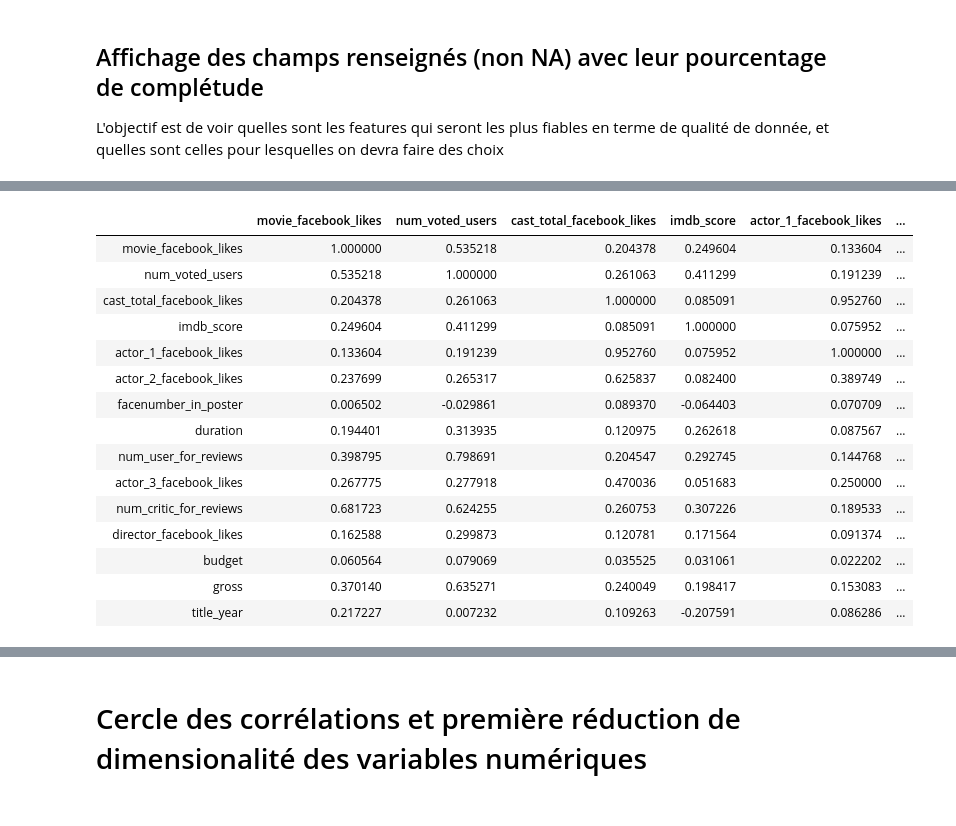
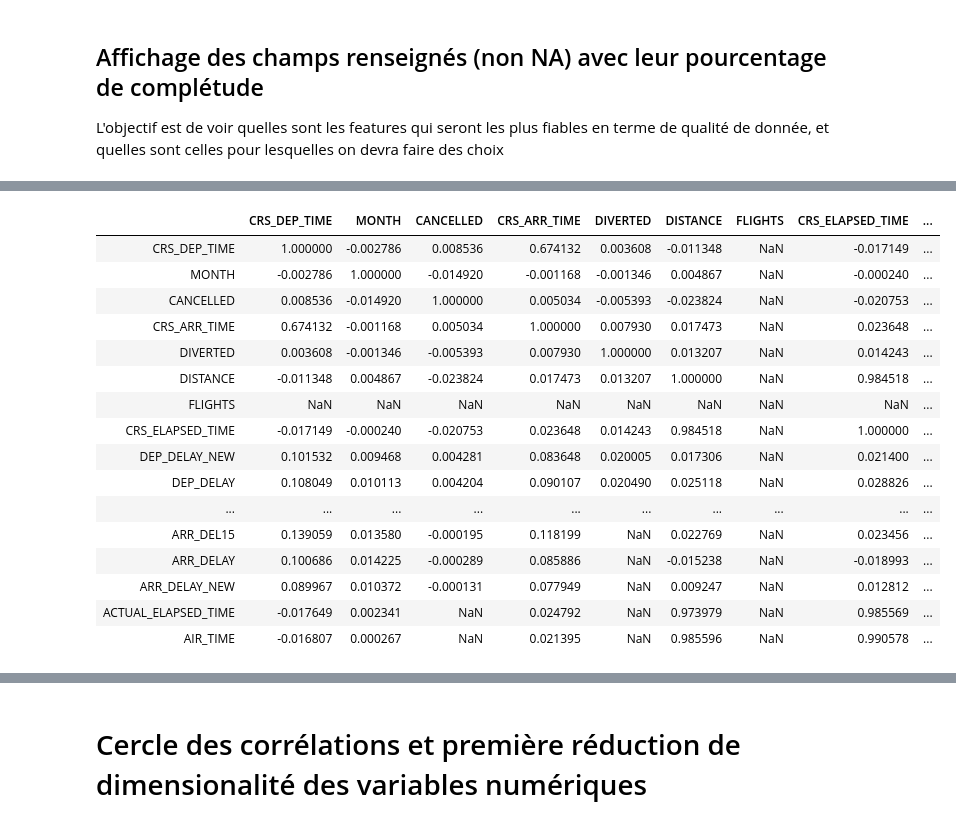
Before and after one commit to Severac/openclassrooms, a Jupyter notebook: PJ4/PJ4_dataexplore.ipynb, the cells around one changed output, grey strips where cells are left out. Cells and saved outputs as stored; diff of their text form; code cells hidden in the pictures.

```diff
--- a/PJ4/PJ4_dataexplore.ipynb
+++ b/PJ4/PJ4_dataexplore.ipynb
@@ -162,0 +184,2 @@ df.drop(labels='Unnamed: 64', axis=1, inplace=True)
+# %%
+df.drop(labels='YEAR', axis=1, inplace=True)
@@ -262,0 +328,2 @@ df[['genres', 'plot_keywords']]
+# %%
+df.drop(index=df[df['UNIQUE_CARRIER'] == '10397'].index, axis=0, inplace=True)
@@ -262,0 +429,4 @@ df[['genres', 'plot_keywords']]
+# %%
+pd.set_option('display.max_rows', 50)
+df_delays_groupby_tails = df[df['ARR_DEL15'] == 1][['ARR_DEL15','TAIL_NUM']].groupby(['ARR_DEL15','TAIL_NUM']).size().sort_values(ascending=False)
+df_delays_groupby_tails
@@ -262,0 +610,23 @@ df[['genres', 'plot_keywords']]
+# %%
+# Below are feature from dataset that we decided to keep:
+all_features = ['QUARTER','ORIGIN','DEST_AIRPORT_ID','CRS_DEP_TIME','MONTH','DAY_OF_MONTH','DAY_OF_WEEK','UNIQUE_CARRIER','DEST','CANCELLED','CRS_ARR_TIME','DIVERTED','DISTANCE','FLIGHTS','CRS_ELAPSED_TIME','DEP_TIME','DEP_DELAY_NEW','DEP_DELAY','DEP_DEL15','DEP_DELAY_GROUP','ARR_TIME','ARR_DELAY_GROUP','ARR_DEL15','ARR_DELAY','ARR_DELAY_NEW','ACTUAL_ELAPSED_TIME','AIR_TIME']
+
+quantitative_features = []
+qualitative_features = []
+features_todrop = []
+
+for feature_name in all_features:
+    if (df[feature_name].dtype == 'object'):
+        qualitative_features.append(feature_name)
+
+    else:
+        quantitative_features.append(feature_name)
+
+for df_column in df.columns:
+    if df_column not in all_features:
+        features_todrop.append(df_column)
+
+print(f'Quantitative features : {quantitative_features} \n')
+print(f'Qualitative features : {qualitative_features} \n')
+
+print(f'Features to drop : {features_todrop} \n')
@@ -290,24 +698,25 @@ Text(0.5, 0.98, 'Diagramme de dispersion des données numériques')
 # %%
 corr_matrix = df.corr()
 # %%
-corr_matrix[numerical_features].loc[numerical_features]
+corr_matrix[quantitative_features].loc[quantitative_features]
 # %% [output]
-|  | movie_facebook_likes | num_voted_users | cast_total_facebook_likes | imdb_score | actor_1_facebook_likes | ... |
-| movie_facebook_likes | 1.000000 | 0.535218 | 0.204378 | 0.249604 | 0.133604 | ... |
-| num_voted_users | 0.535218 | 1.000000 | 0.261063 | 0.411299 | 0.191239 | ... |
-| cast_total_facebook_likes | 0.204378 | 0.261063 | 1.000000 | 0.085091 | 0.952760 | ... |
-| imdb_score | 0.249604 | 0.411299 | 0.085091 | 1.000000 | 0.075952 | ... |
-| actor_1_facebook_likes | 0.133604 | 0.191239 | 0.952760 | 0.075952 | 1.000000 | ... |
-| actor_2_facebook_likes | 0.237699 | 0.265317 | 0.625837 | 0.082400 | 0.389749 | ... |
-| facenumber_in_poster | 0.006502 | -0.029861 | 0.089370 | -0.064403 | 0.070709 | ... |
-| duration | 0.194401 | 0.313935 | 0.120975 | 0.262618 | 0.087567 | ... |
-| num_user_for_reviews | 0.398795 | 0.798691 | 0.204547 | 0.292745 | 0.144768 | ... |
-| actor_3_facebook_likes | 0.267775 | 0.277918 | 0.470036 | 0.051683 | 0.250000 | ... |
-| num_critic_for_reviews | 0.681723 | 0.624255 | 0.260753 | 0.307226 | 0.189533 | ... |
-| director_facebook_likes | 0.162588 | 0.299873 | 0.120781 | 0.171564 | 0.091374 | ... |
-| budget | 0.060564 | 0.079069 | 0.035525 | 0.031061 | 0.022202 | ... |
-| gross | 0.370140 | 0.635271 | 0.240049 | 0.198417 | 0.153083 | ... |
-| title_year | 0.217227 | 0.007232 | 0.109263 | -0.207591 | 0.086286 | ... |
+|  | CRS_DEP_TIME | MONTH | CANCELLED | CRS_ARR_TIME | DIVERTED | DISTANCE | FLIGHTS | CRS_ELAPSED_TIME | ... |
+| CRS_DEP_TIME | 1.000000 | -0.002786 | 0.008536 | 0.674132 | 0.003608 | -0.011348 | NaN | -0.017149 | ... |
+| MONTH | -0.002786 | 1.000000 | -0.014920 | -0.001168 | -0.001346 | 0.004867 | NaN | -0.000240 | ... |
+| CANCELLED | 0.008536 | -0.014920 | 1.000000 | 0.005034 | -0.005393 | -0.023824 | NaN | -0.020753 | ... |
+| CRS_ARR_TIME | 0.674132 | -0.001168 | 0.005034 | 1.000000 | 0.007930 | 0.017473 | NaN | 0.023648 | ... |
+| DIVERTED | 0.003608 | -0.001346 | -0.005393 | 0.007930 | 1.000000 | 0.013207 | NaN | 0.014243 | ... |
+| DISTANCE | -0.011348 | 0.004867 | -0.023824 | 0.017473 | 0.013207 | 1.000000 | NaN | 0.984518 | ... |
+| FLIGHTS | NaN | NaN | NaN | NaN | NaN | NaN | NaN | NaN | ... |
+| CRS_ELAPSED_TIME | -0.017149 | -0.000240 | -0.020753 | 0.023648 | 0.014243 | 0.984518 | NaN | 1.000000 | ... |
+| DEP_DELAY_NEW | 0.101532 | 0.009468 | 0.004281 | 0.083648 | 0.020005 | 0.017306 | NaN | 0.021400 | ... |
+| DEP_DELAY | 0.108049 | 0.010113 | 0.004204 | 0.090107 | 0.020490 | 0.025118 | NaN | 0.028826 | ... |
+| ... | ... | ... | ... | ... | ... | ... | ... | ... | ... |
+| ARR_DEL15 | 0.139059 | 0.013580 | -0.000195 | 0.118199 | NaN | 0.022769 | NaN | 0.023456 | ... |
+| ARR_DELAY | 0.100686 | 0.014225 | -0.000289 | 0.085886 | NaN | -0.015238 | NaN | -0.018993 | ... |
+| ARR_DELAY_NEW | 0.089967 | 0.010372 | -0.000131 | 0.077949 | NaN | 0.009247 | NaN | 0.012812 | ... |
+| ACTUAL_ELAPSED_TIME | -0.017649 | 0.002341 | NaN | 0.024792 | NaN | 0.973979 | NaN | 0.985569 | ... |
+| AIR_TIME | -0.016807 | 0.000267 | NaN | 0.021395 | NaN | 0.985596 | NaN | 0.990578 | ... |
 # %%
 plt.figure(figsize=(16, 10))
 plt.title('Corrélation entre les valeurs numériques')
```
Also changed, not shown: parts of 78 cells of this notebook, 3 other files.
